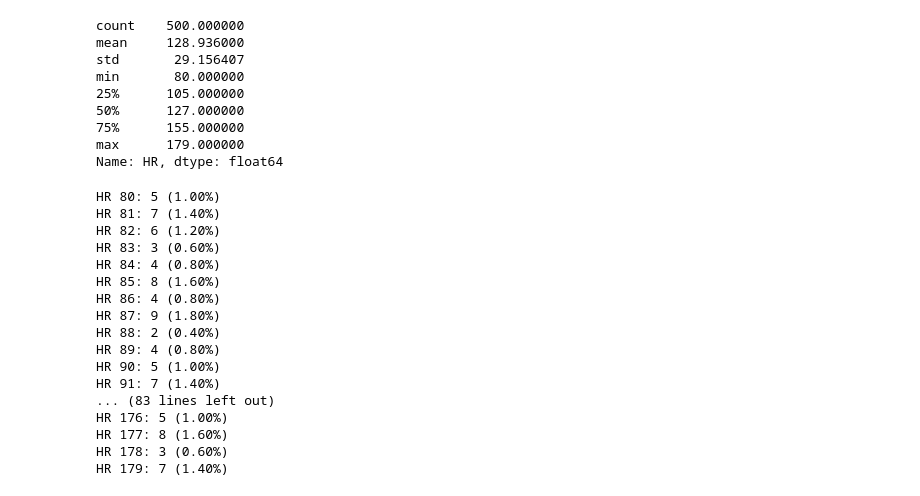
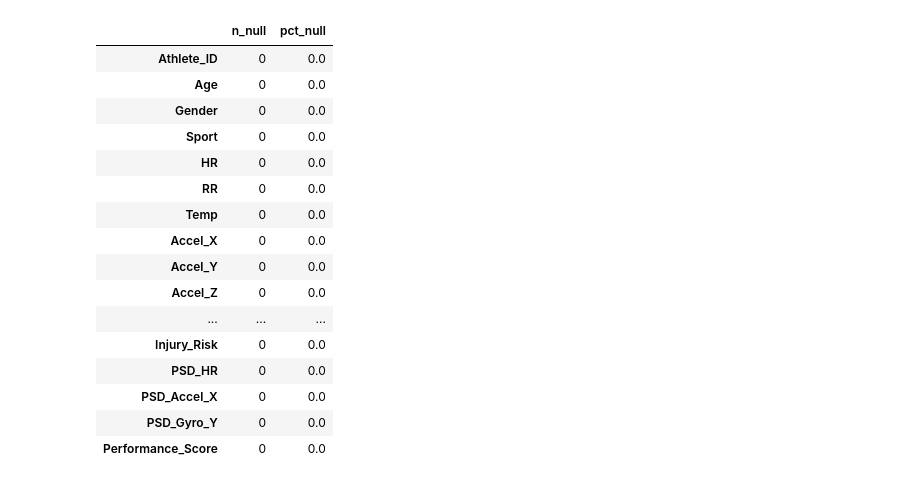
Before and after one commit to miguelnunez21/EDA-Proyectos-II, a Jupyter notebook: EDA_ProyectosII.ipynb, the cells around one changed output. Cells and saved outputs as stored; diff of their text form; code cells hidden in the pictures.

```diff
--- a/EDA_ProyectosII.ipynb
+++ b/EDA_ProyectosII.ipynb
@@ -7,3 +0,0 @@ import matplotlib.pyplot as plt
-# %%
-path='C:\\Users\\migue\\OneDrive\\Documentos\\5º\\Proyectos II\\iot_sports_training_dataset.csv'
-sptr= pd.read_csv(path)
@@ -194,13 +282,0 @@ if n_na == 0:
-# %%
-#Fatigue a categórico
-
-sptr['Fatigue_raw'] = sptr['Fatigue']
-
-cat_type = pd.CategoricalDtype(categories=['Low','Medium','High'], ordered=True)
-
-display(sptr[['Fatigue_raw','Fatigue']].head(10))
-n_na = int(sptr['Fatigue'].isna().sum())
-
-if n_na == 0:
-    sptr['Fatigue'] = sptr['Fatigue'].astype(cat_type)
-    sptr.drop(columns='Fatigue_raw', inplace=True)
@@ -589,35 +283,24 @@ plt.show()
-# %%
-display(sptr['HR'].describe())
-hr_counts = sptr['HR'].value_counts().sort_index()
-total = hr_counts.sum()
-
-for hr, count in hr_counts.items():
-    percent = (count / total) * 100
-    print(f"HR {hr}: {count} ({percent:.2f}%)")
-# %% [output]
-count    500.000000
-mean     128.936000
-std       29.156407
-min       80.000000
-25%      105.000000
-50%      127.000000
-75%      155.000000
-max      179.000000
-Name: HR, dtype: float64
-HR 80: 5 (1.00%)
-HR 81: 7 (1.40%)
-HR 82: 6 (1.20%)
-HR 83: 3 (0.60%)
-HR 84: 4 (0.80%)
-HR 85: 8 (1.60%)
-HR 86: 4 (0.80%)
-HR 87: 9 (1.80%)
-HR 88: 2 (0.40%)
-HR 89: 4 (0.80%)
-HR 90: 5 (1.00%)
-HR 91: 7 (1.40%)
-... (83 lines left out)
-HR 176: 5 (1.00%)
-HR 177: 8 (1.60%)
-HR 178: 3 (0.60%)
-HR 179: 7 (1.40%)
+# %%
+# Ver nulos y porcentaje
+display(pipe.reporte_nulos(sptr))
+
+# Eliminar duplicados si los hubiera
+sptr = pipe.eliminar_duplicados(sptr)
+# %% [output]
+|  | n_null | pct_null |
+| Athlete_ID | 0 | 0.0 |
+| Age | 0 | 0.0 |
+| Gender | 0 | 0.0 |
+| Sport | 0 | 0.0 |
+| HR | 0 | 0.0 |
+| RR | 0 | 0.0 |
+| Temp | 0 | 0.0 |
+| Accel_X | 0 | 0.0 |
+| Accel_Y | 0 | 0.0 |
+| Accel_Z | 0 | 0.0 |
+| ... | ... | ... |
+| Injury_Risk | 0 | 0.0 |
+| PSD_HR | 0 | 0.0 |
+| PSD_Accel_X | 0 | 0.0 |
+| PSD_Gyro_Y | 0 | 0.0 |
+| Performance_Score | 0 | 0.0 |
```
Also changed, not shown: parts of 37 cells of this notebook.
